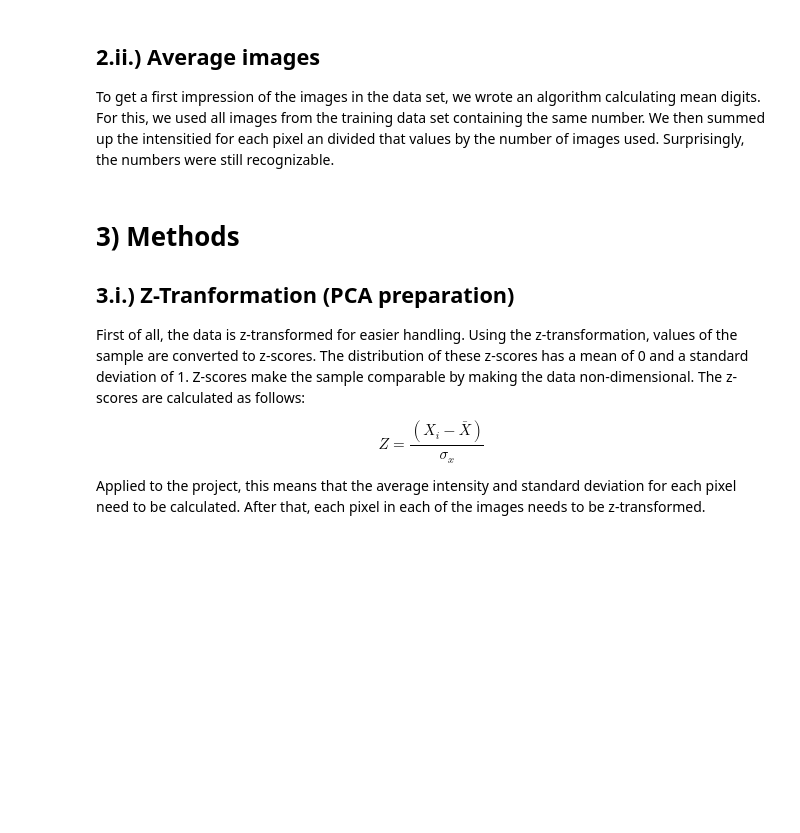
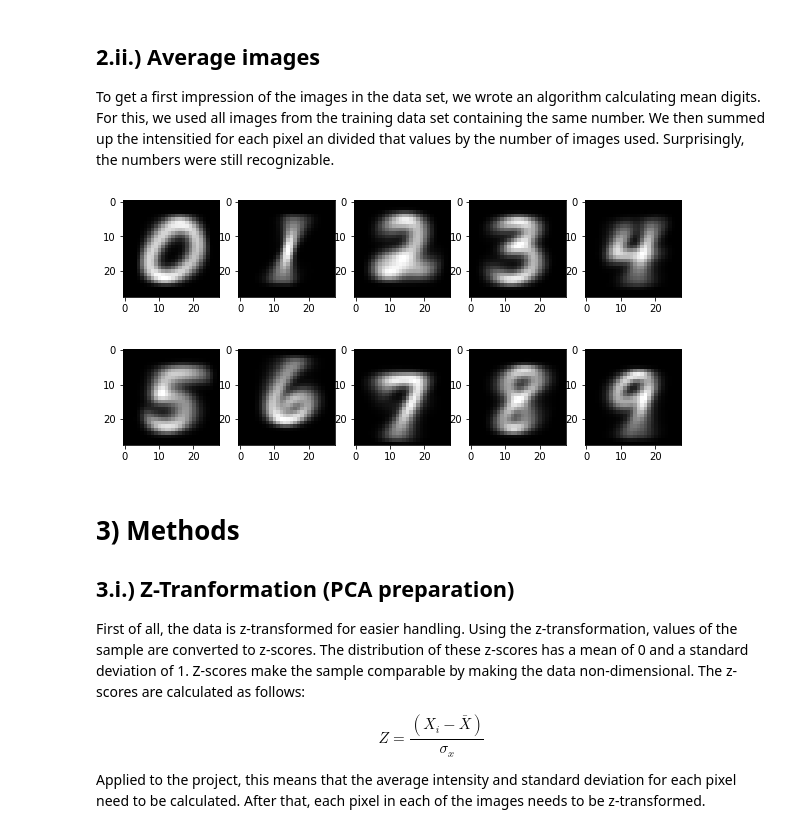
Before and after one commit to datascience-mobi-2022/2022-topic-01-team-02, a Jupyter notebook: Report.ipynb, the cells around one changed output. Drawn from its saved outputs; the diff is of its cells as text; code cells hidden in the pictures; blank space fills up the shorter version.

```diff
--- a/Report.ipynb
+++ b/Report.ipynb
@@ -61,3 +72,7 @@ For this, we used all images from the training data set containing the same numb
+# %%
+avg.digits(train_array)
+# %% [output]
+[figure, added]
 # %% [markdown]
 # 3) Methods
 
```
Also changed, not shown: parts of 11 cells of this notebook.
